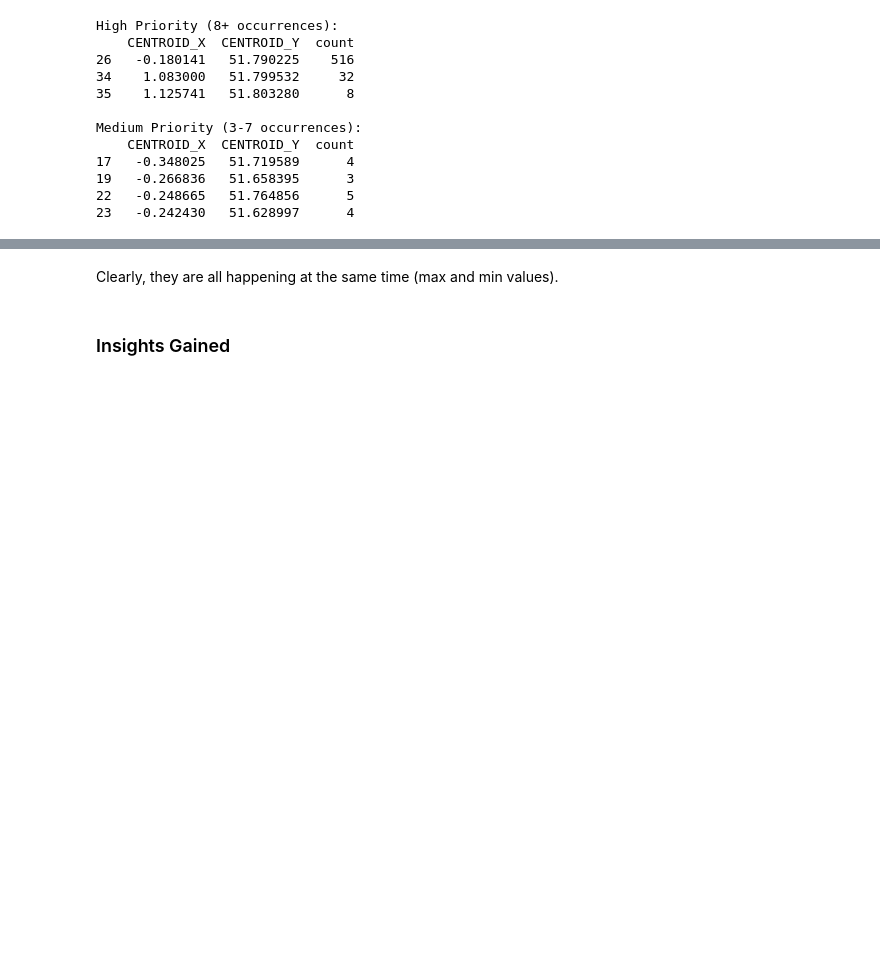
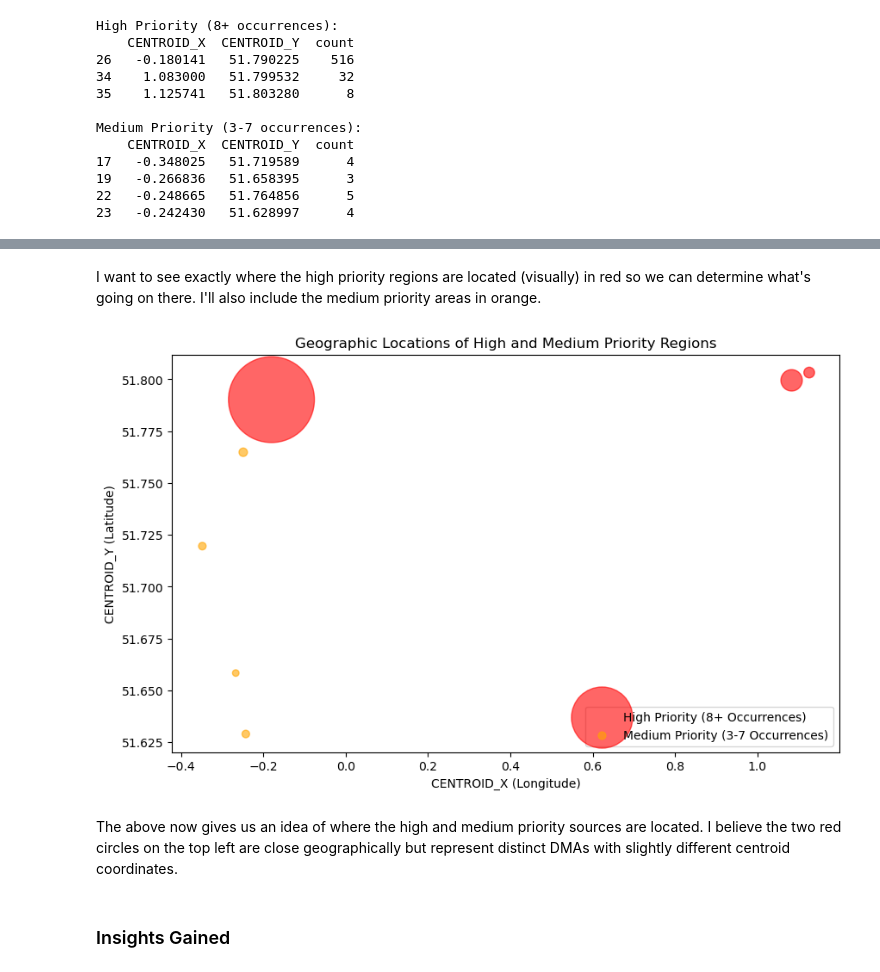
Before and after one commit to sofieseilnacht/water_usage_analysis, a Jupyter notebook: water_usage_analysis.ipynb, the cells around one changed output, grey strips where cells are left out. Saved outputs shown, nothing was run; the diff lists cells and outputs as text; code cells hidden in the pictures; blank space fills up the shorter version.

```diff
--- a/water_usage_analysis.ipynb
+++ b/water_usage_analysis.ipynb
@@ -184,5 +168,45 @@ Name: DATETIME_STAMP, dtype: object
-# %% [markdown]
-Clearly, they are all happening at the same time (max and min values).
+# %% [markdown]
+I want to see exactly where the high priority regions are located (visually) in red so we can determine what's going on there. I'll also include the medium priority areas in orange.
+# %%
+# Correct data for high-priority regions (3 points)
+high_priority = {
+    'CENTROID_X': [-0.180141, 1.083000, 1.125741],
+    'CENTROID_Y': [51.790225, 51.799532, 51.803280],
+    'count': [516, 32, 8]
+}
+
+# Correct data for medium-priority regions (4 points)
+medium_priority = {
+    'CENTROID_X': [-0.348025, -0.266836, -0.248665, -0.242430],
+    'CENTROID_Y': [51.719589, 51.658395, 51.764856, 51.628997],
+    'count': [4, 3, 5, 4]
+}
+
+# Create the scatter plot
+plt.figure(figsize=(10, 6))
+
+# Plot high-priority regions in red
+plt.scatter(high_priority['CENTROID_X'], high_priority['CENTROID_Y'],
+            color='red', s=[c * 10 for c in high_priority['count']],
+            label='High Priority (8+ Occurrences)', alpha=0.6)
+
+# Plot medium-priority regions in yellow
+plt.scatter(medium_priority['CENTROID_X'], medium_priority['CENTROID_Y'],
+            color='orange', s=[c * 10 for c in medium_priority['count']],
+            label='Medium Priority (3-7 Occurrences)', alpha=0.6)
+
+# Add labels and title
+plt.xlabel('CENTROID_X (Longitude)')
+plt.ylabel('CENTROID_Y (Latitude)')
+plt.title('Geographic Locations of High and Medium Priority Regions')
+plt.legend()
+
+# Show the plot
+plt.show()
+# %% [output]
+[figure, added]
+# %% [markdown]
+The above now gives us an idea of where the high and medium priority sources are located. I believe the two red circles on the top left are close geographically but represent distinct DMAs with slightly different centroid coordinates.
 # %% [markdown]
 ### Insights Gained
 # %% [markdown]
```
Also changed, not shown: parts of 8 cells of this notebook.
